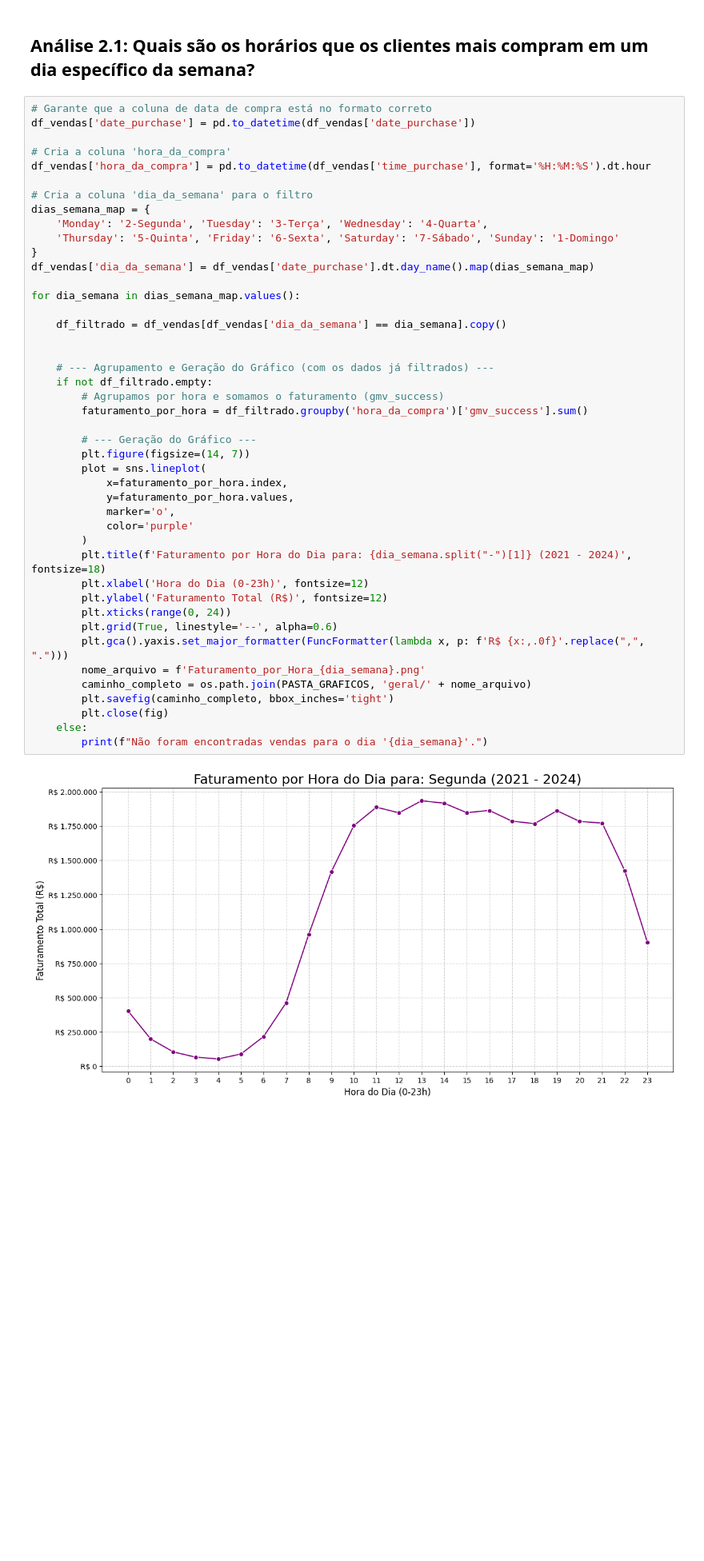
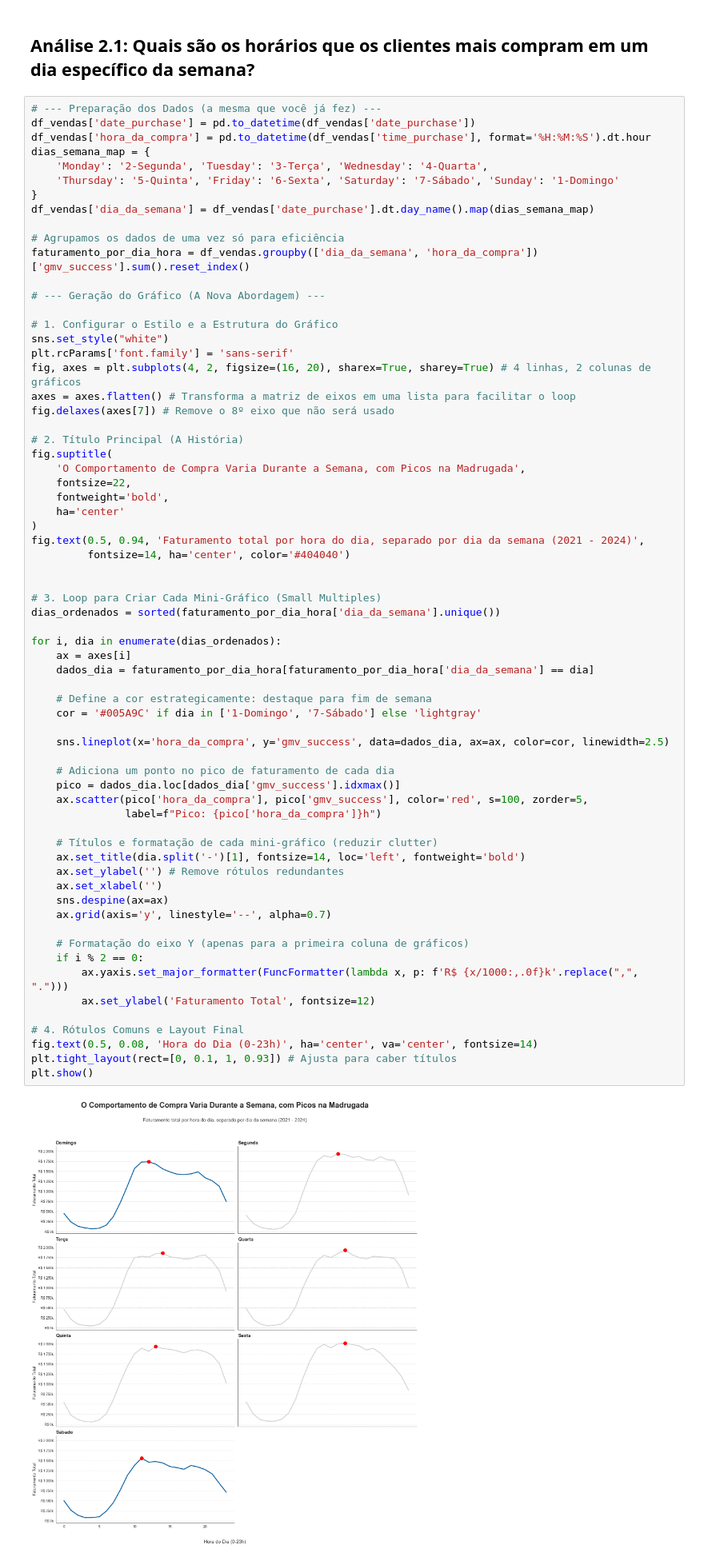
Before and after one commit to PedroHSSoares-Dev/ClickBus, a Jupyter notebook: Desafios/analises/faturamento.ipynb, the cells around one changed output. Shown at 80% size. Drawn from its saved outputs; the diff is of its cells as text; blank space fills up the shorter version.

Commit message:
feat: finalizado desafio 2 e todos seus entregaveis

```diff
--- a/Desafios/analises/faturamento.ipynb
+++ b/Desafios/analises/faturamento.ipynb
@@ -180,48 +180,70 @@ plt.close()
 # %% [markdown]
 ## Análise 2.1: Quais são os horários que os clientes mais compram em um dia específico da semana?
 # %%
-# Garante que a coluna de data de compra está no formato correto
+# --- Preparação dos Dados (a mesma que você já fez) ---
 df_vendas['date_purchase'] = pd.to_datetime(df_vendas['date_purchase'])
-
-# Cria a coluna 'hora_da_compra'
 df_vendas['hora_da_compra'] = pd.to_datetime(df_vendas['time_purchase'], format='%H:%M:%S').dt.hour
-
-# Cria a coluna 'dia_da_semana' para o filtro
 dias_semana_map = {
     'Monday': '2-Segunda', 'Tuesday': '3-Terça', 'Wednesday': '4-Quarta',
     'Thursday': '5-Quinta', 'Friday': '6-Sexta', 'Saturday': '7-Sábado', 'Sunday': '1-Domingo'
 }
 df_vendas['dia_da_semana'] = df_vendas['date_purchase'].dt.day_name().map(dias_semana_map)
 
-for dia_semana in dias_semana_map.values():
+# Agrupamos os dados de uma vez só para eficiência
+faturamento_por_dia_hora = df_vendas.groupby(['dia_da_semana', 'hora_da_compra'])['gmv_success'].sum().reset_index()
 
-    df_filtrado = df_vendas[df_vendas['dia_da_semana'] == dia_semana].copy()
+# --- Geração do Gráfico (A Nova Abordagem) ---
+
+# 1. Configurar o Estilo e a Estrutura do Gráfico
+sns.set_style("white")
+plt.rcParams['font.family'] = 'sans-serif'
+fig, axes = plt.subplots(4, 2, figsize=(16, 20), sharex=True, sharey=True) # 4 linhas, 2 colunas de gráficos
+axes = axes.flatten() # Transforma a matriz de eixos em uma lista para facilitar o loop
+fig.delaxes(axes[7]) # Remove o 8º eixo que não será usado
+
+# 2. Título Principal (A História)
+fig.suptitle(
+    'O Comportamento de Compra Varia Durante a Semana, com Picos na Madrugada',
+    fontsize=22,
+    fontweight='bold',
+    ha='center'
+)
+fig.text(0.5, 0.94, 'Faturamento total por hora do dia, separado por dia da semana (2021 - 2024)',
+         fontsize=14, ha='center', color='#404040')
 
 
-    # --- Agrupamento e Geração do Gráfico (com os dados já filtrados) ---
-    if not df_filtrado.empty:
-        # Agrupamos por hora e somamos o faturamento (gmv_success)
-        faturamento_por_hora = df_filtrado.groupby('hora_da_compra')['gmv_success'].sum()
+# 3. Loop para Criar Cada Mini-Gráfico (Small Multiples)
+dias_ordenados = sorted(faturamento_por_dia_hora['dia_da_semana'].unique())
 
-        # --- Geração do Gráfico ---
-        plt.figure(figsize=(14, 7))
-        plot = sns.lineplot(
-            x=faturamento_por_hora.index,
-            y=faturamento_por_hora.values,
-            marker='o',
-            color='purple'
-        )
-        plt.title(f'Faturamento por Hora do Dia para: {dia_semana.split("-")[1]} (2021 - 2024)', fontsize=18)
-        plt.xlabel('Hora do Dia (0-23h)', fontsize=12)
-        plt.ylabel('Faturamento Total (R$)', fontsize=12)
-        plt.xticks(range(0, 24))
-        plt.grid(True, linestyle='--', alpha=0.6)
-        plt.gca().yaxis.set_major_formatter(FuncFormatter(lambda x, p: f'R$ {x:,.0f}'.replace(",", ".")))
-        nome_arquivo = f'Faturamento_por_Hora_{dia_semana}.png'
-        caminho_completo = os.path.join(PASTA_GRAFICOS, 'geral/' + nome_arquivo)
-        plt.savefig(caminho_completo, bbox_inches='tight')
-        plt.close(fig)
-    else:
-        print(f"Não foram encontradas vendas para o dia '{dia_semana}'.")
+for i, dia in enumerate(dias_ordenados):
+    ax = axes[i]
+    dados_dia = faturamento_por_dia_hora[faturamento_por_dia_hora['dia_da_semana'] == dia]
+
+    # Define a cor estrategicamente: destaque para fim de semana
+    cor = '#005A9C' if dia in ['1-Domingo', '7-Sábado'] else 'lightgray'
+
+    sns.lineplot(x='hora_da_compra', y='gmv_success', data=dados_dia, ax=ax, color=cor, linewidth=2.5)
+
+    # Adiciona um ponto no pico de faturamento de cada dia
+    pico = dados_dia.loc[dados_dia['gmv_success'].idxmax()]
+    ax.scatter(pico['hora_da_compra'], pico['gmv_success'], color='red', s=100, zorder=5,
+               label=f"Pico: {pico['hora_da_compra']}h")
+
+    # Títulos e formatação de cada mini-gráfico (reduzir clutter)
+    ax.set_title(dia.split('-')[1], fontsize=14, loc='left', fontweight='bold')
+    ax.set_ylabel('') # Remove rótulos redundantes
+    ax.set_xlabel('')
+    sns.despine(ax=ax)
+    ax.grid(axis='y', linestyle='--', alpha=0.7)
+
+    # Formatação do eixo Y (apenas para a primeira coluna de gráficos)
+    if i % 2 == 0:
+        ax.yaxis.set_major_formatter(FuncFormatter(lambda x, p: f'R$ {x/1000:,.0f}k'.replace(",", ".")))
+        ax.set_ylabel('Faturamento Total', fontsize=12)
+
+# 4. Rótulos Comuns e Layout Final
+fig.text(0.5, 0.08, 'Hora do Dia (0-23h)', ha='center', va='center', fontsize=14)
+plt.tight_layout(rect=[0, 0.1, 1, 0.93]) # Ajusta para caber títulos
+plt.show()
 # %% [output]
-[figure, old version]
+[figure, new version]
```
Also changed, not shown: parts of 1 cell of this notebook, 9 other files.
